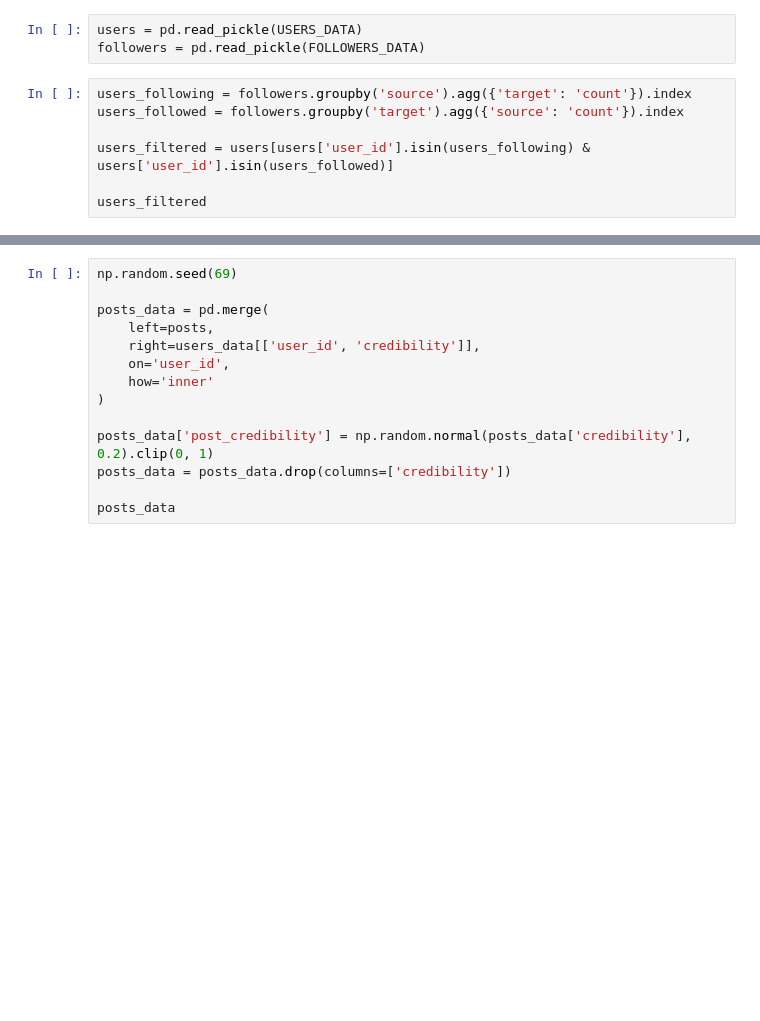
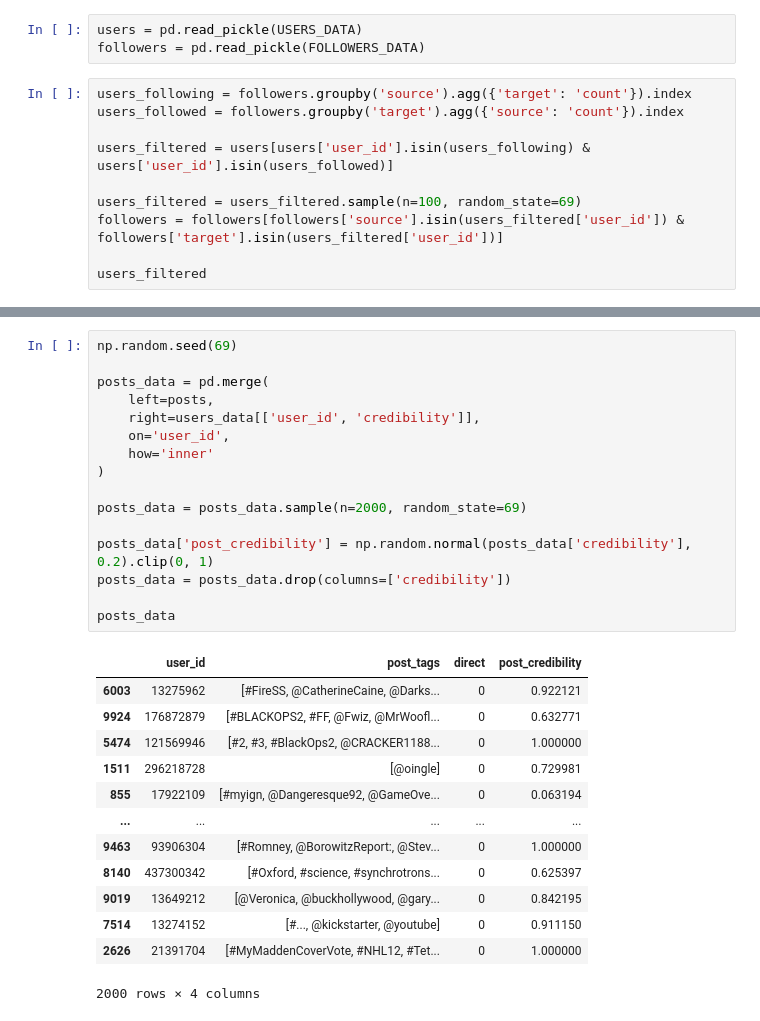
Before and after one commit to riccardotommasini/smart24, a Jupyter notebook: packages/dataset/notebook/twitter_filtering.ipynb, the cells around one changed output, grey strips where cells are left out. Saved outputs shown, nothing was run; the diff lists cells and outputs as text; blank space fills up the shorter version.

```diff
--- a/packages/dataset/notebook/twitter_filtering.ipynb
+++ b/packages/dataset/notebook/twitter_filtering.ipynb
@@ -23,4 +23,7 @@ users_followed = followers.groupby('target').agg({'source': 'count'}).index
 
 users_filtered = users[users['user_id'].isin(users_following) & users['user_id'].isin(users_followed)]
 
+users_filtered = users_filtered.sample(n=100, random_state=69)
+followers = followers[followers['source'].isin(users_filtered['user_id']) & followers['target'].isin(users_filtered['user_id'])]
+
 users_filtered
@@ -95,17 +168,33 @@ posts
 # %%
 np.random.seed(69)
 
 posts_data = pd.merge(
     left=posts,
     right=users_data[['user_id', 'credibility']],
     on='user_id',
     how='inner'
 )
 
+posts_data = posts_data.sample(n=2000, random_state=69)
+
 posts_data['post_credibility'] = np.random.normal(posts_data['credibility'], 0.2).clip(0, 1)
 posts_data = posts_data.drop(columns=['credibility'])
 
 posts_data
+# %% [output]
+|  | user_id | post_tags | direct | post_credibility |
+| 6003 | 13275962 | [#FireSS, @CatherineCaine, @Darks... | 0 | 0.922121 |
+| 9924 | 176872879 | [#BLACKOPS2, #FF, @Fwiz, @MrWoofl... | 0 | 0.632771 |
+| 5474 | 121569946 | [#2, #3, #BlackOps2, @CRACKER1188... | 0 | 1.000000 |
+| 1511 | 296218728 | [@oingle] | 0 | 0.729981 |
+| 855 | 17922109 | [#myign, @Dangeresque92, @GameOve... | 0 | 0.063194 |
+| ... | ... | ... | ... | ... |
+| 9463 | 93906304 | [#Romney, @BorowitzReport:, @Stev... | 0 | 1.000000 |
+| 8140 | 437300342 | [#Oxford, #science, #synchrotrons... | 0 | 0.625397 |
+| 9019 | 13649212 | [@Veronica, @buckhollywood, @gary... | 0 | 0.842195 |
+| 7514 | 13274152 | [#..., @kickstarter, @youtube] | 0 | 0.911150 |
+| 2626 | 21391704 | [#MyMaddenCoverVote, #NHL12, #Tet... | 0 | 1.000000 |
+2000 rows × 4 columns
 # %%
 np.random.seed(69)
 
```
Also changed, not shown: parts of 7 cells of this notebook, 3 other files.
